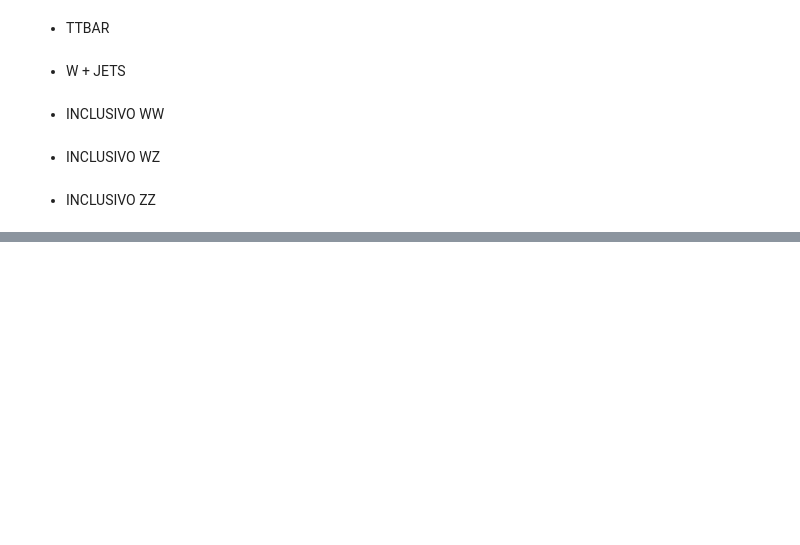
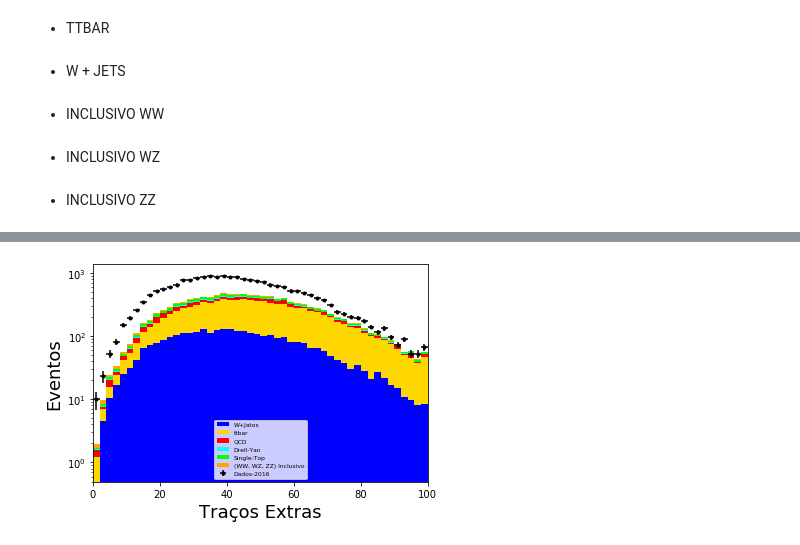
Before and after one commit to teteumac/Acoplamento-Quartico-Anomalo, a Jupyter notebook: Miguel/Data_Investigation.ipynb, the cells around one changed output, grey strips where cells are left out. Cells and saved outputs as stored; diff of their text form; code cells hidden in the pictures; blank space fills up the shorter version.

```diff
--- a/Miguel/Data_Investigation.ipynb
+++ b/Miguel/Data_Investigation.ipynb
@@ -451,0 +701,19 @@ ZZ = np.concatenate( ( ZZ , weight_ZZ ) , axis = 1 )
+# %%
+#fazer uma função para montar os plots depois
+#fig, axes = plt.subplots( 1, 2, figsize=(15,10) )
+
+counts_1, bin_edges_1 = np.histogram( Dadinhos_reais_array_numpy[:,11] , bins = 50, range = (0,100) )
+errors_1 = np.sqrt( counts_1 )
+bin_centres_1 = ( bin_edges_1[:-1] + bin_edges_1[1:] ) / 2.
+
+plt.hist( lista_backgr_array_numpy(11) , bins = 50, range = (0,100), stacked = True , weights = lista_backgr_array_numpy(12) , label = label_back , color = ['blue','gold','red','cyan','lime','orange'] )
+#plt.hist( lista_signal_0(0) , bins = 50, range = (0,100), histtype = 'step', weights = lista_signal_0_norm , label = label_signal_0 , color = ['red','olive','yellow','brown','fuchsia'] )
+plt.errorbar( bin_centres_1, counts_1, yerr=errors_1, xerr=abs(bin_centres_1[4] - bin_centres_1[5])/2,fmt='.', label = 'Dados-2016', color = 'black' )
+plt.legend(loc='best', fontsize=6)
+plt.xlim(0,100)
+plt.xlabel('Traços Extras', fontsize = 18)
+plt.ylabel('Eventos', fontsize = 18)
+plt.yscale('log')
+plt.plot = hep.cms.label(llabel="Preliminary", rlabel="$9.792 fb^{-1}$", ax = axes[0] , fontsize = 18)
+# %% [output]
+[figure, added]
```
Also changed, not shown: parts of 39 cells of this notebook.
